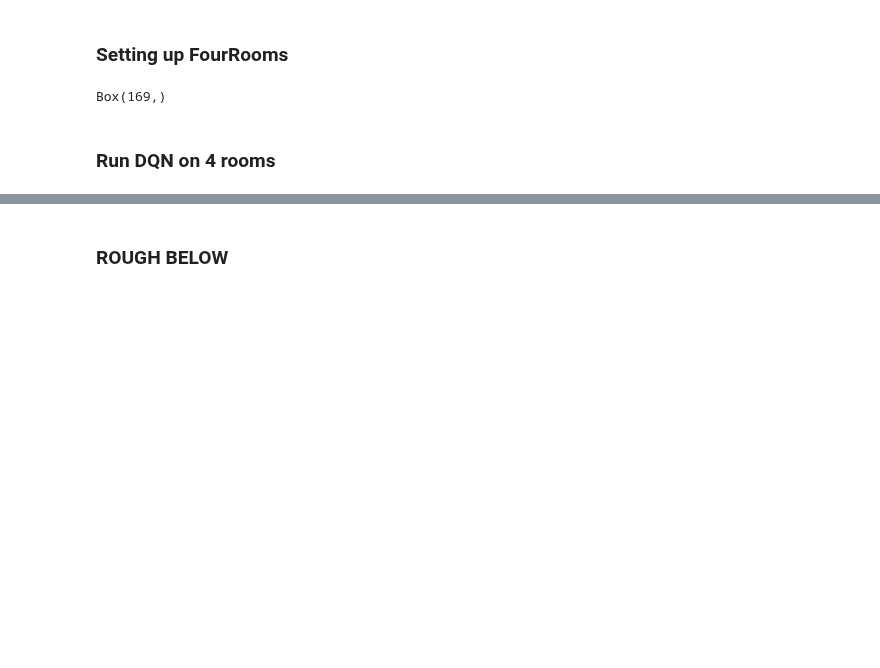
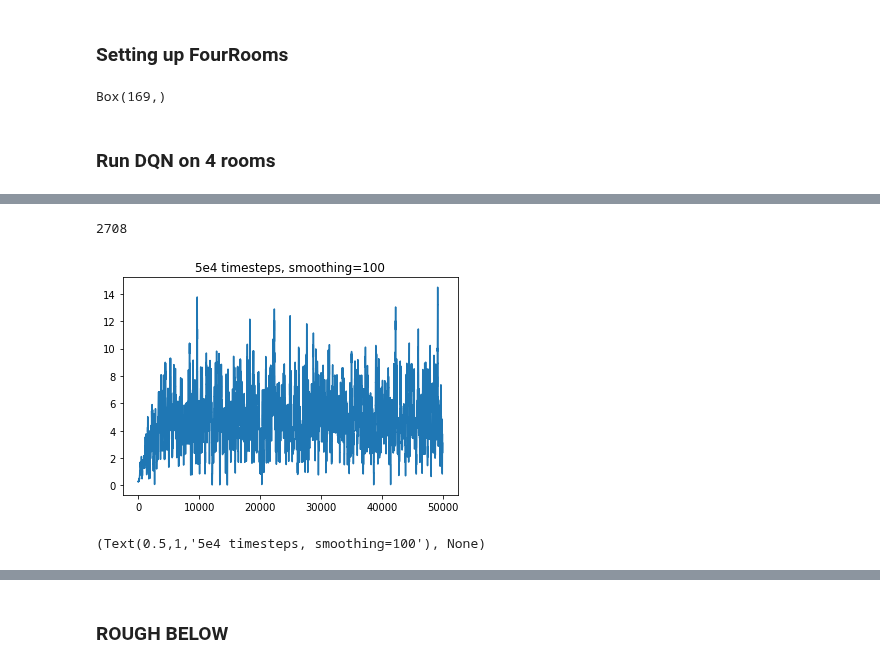
Before and after one commit to psurya1994/successor-feature-representations, a Jupyter notebook: 2-dqn-fourrooms_matrix.ipynb, the cells around one changed output, grey strips where cells are left out. Saved outputs shown, nothing was run; the diff lists cells and outputs as text; code cells hidden in the pictures; blank space fills up the shorter version.

Commit message:
Checkpoint, before screwing with learning avDSR on different terminal states.

```diff
--- a/2-dqn-fourrooms_matrix.ipynb
+++ b/2-dqn-fourrooms_matrix.ipynb
@@ -41,7 +38,7 @@ def dqn_feature(**kwargs):
     config.eval_env = config.task_fn()
 
     config.optimizer_fn = lambda params: torch.optim.RMSprop(params, 0.001)
-    config.network_fn = lambda: VanillaNet(config.action_dim, FCBody(config.state_dim, hidden_units=(416,)))
+    config.network_fn = lambda: VanillaNet(config.action_dim, FCBody(config.state_dim, hidden_units=(676,)))
     # config.network_fn = lambda: DuelingNet(config.action_dim, FCBody(config.state_dim))
     # config.replay_fn = lambda: Replay(memory_size=int(1e4), batch_size=10)
     config.replay_fn = lambda: AsyncReplay(memory_size=int(1e4), batch_size=10)
@@ -55,7 +52,7 @@ def dqn_feature(**kwargs):
     config.sgd_update_frequency = 4
     config.gradient_clip = 5
     config.eval_interval = int(5e3)
-    config.max_steps = 5e4
+    config.max_steps = 1e1
     config.async_actor = False
     agent = DQNAgent(config)
     #run_steps function below
@@ -101,0 +130,2 @@ plt.title('DQN performance on ' + game), plt.show()
+# %%
+avdsr = avdsr_feature(game='FourRoomsMatrix', agents=[agent], choice=0)
@@ -101,0 +150,12 @@ plt.title('DQN performance on ' + game), plt.show()
+# %%
+params_count(avdsr.network.psi2q)
+# %% [output]
+2708
+# %%
+kernel = 100
+plt.plot(convolve(avdsr.loss_vec, kernel))
+plt.title('5e4 timesteps, smoothing=' + str(kernel)), plt.show()
+# plt.subplot(122), plt.plot(avdsr.retu)
+# %% [output]
+[figure, added]
+(Text(0.5,1,'5e4 timesteps, smoothing=100'), None)
```
Also changed, not shown: parts of 16 cells of this notebook, 4 other files.
